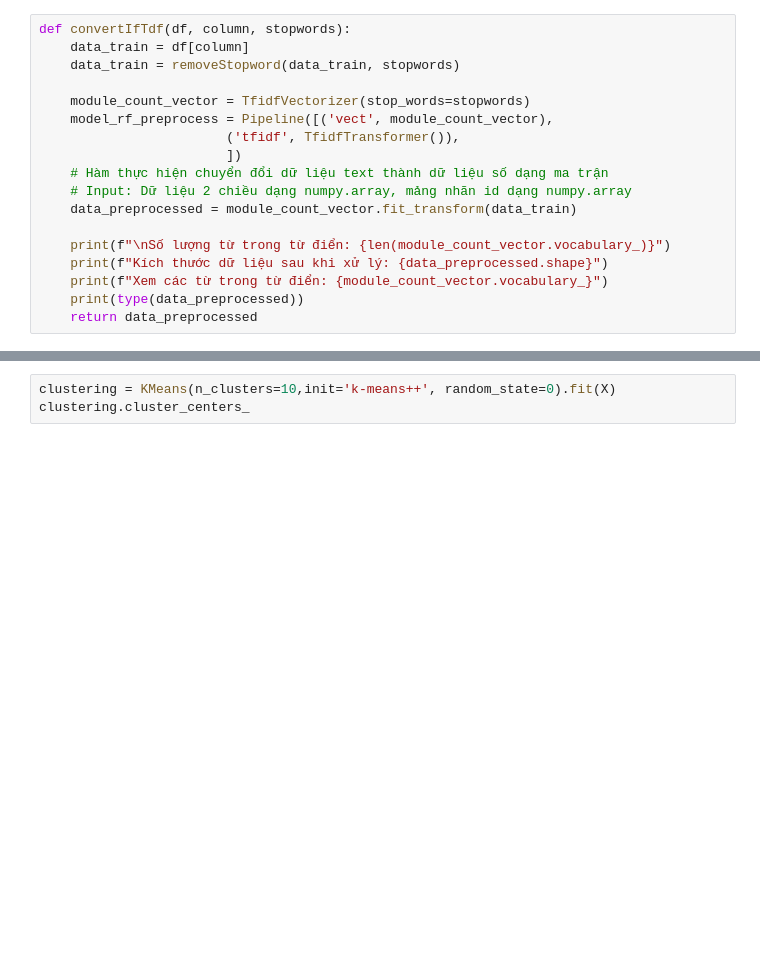
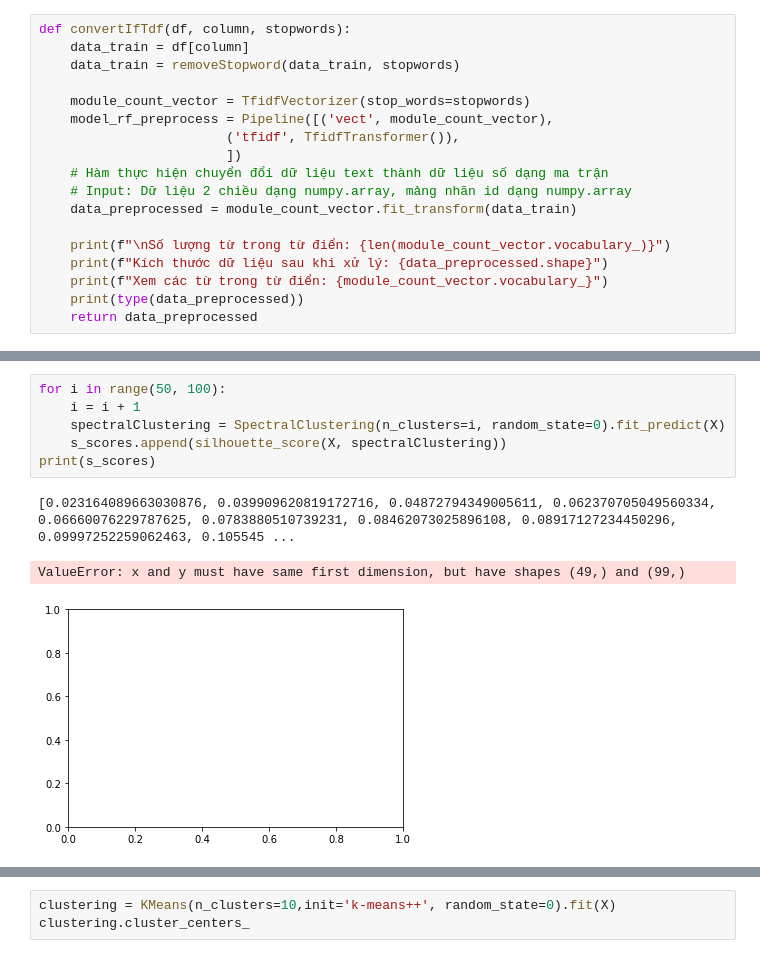
Before and after one commit to vudinhhieu20/Introduction-to-Machine-Learning, a Jupyter notebook: youtube_music_analysis.ipynb, the cells around one changed output, grey strips where cells are left out. Saved outputs shown, nothing was run; the diff lists cells and outputs as text; blank space fills up the shorter version.

```diff
--- a/youtube_music_analysis.ipynb
+++ b/youtube_music_analysis.ipynb
@@ -416,0 +569,10 @@ print(type(X))
+# %%
+for i in range(50, 100):
+    i = i + 1
+    spectralClustering = SpectralClustering(n_clusters=i, random_state=0).fit_predict(X)
+    s_scores.append(silhouette_score(X, spectralClustering))
+print(s_scores)
+# %% [output]
+[0.023164089663030876, 0.039909620819172716, 0.04872794349005611, 0.062370705049560334, 0.06660076229787625, 0.0783880510739231, 0.08462073025896108, 0.08917127234450296, 0.09997252259062463, 0.105545 ...
+ValueError: x and y must have same first dimension, but have shapes (49,) and (99,)
+[figure, added]
```
Also changed, not shown: parts of 22 cells of this notebook.
